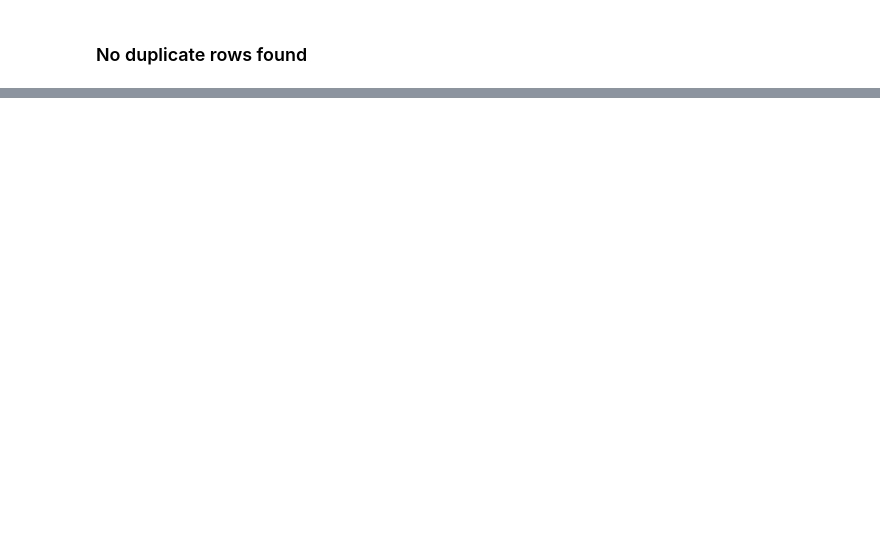
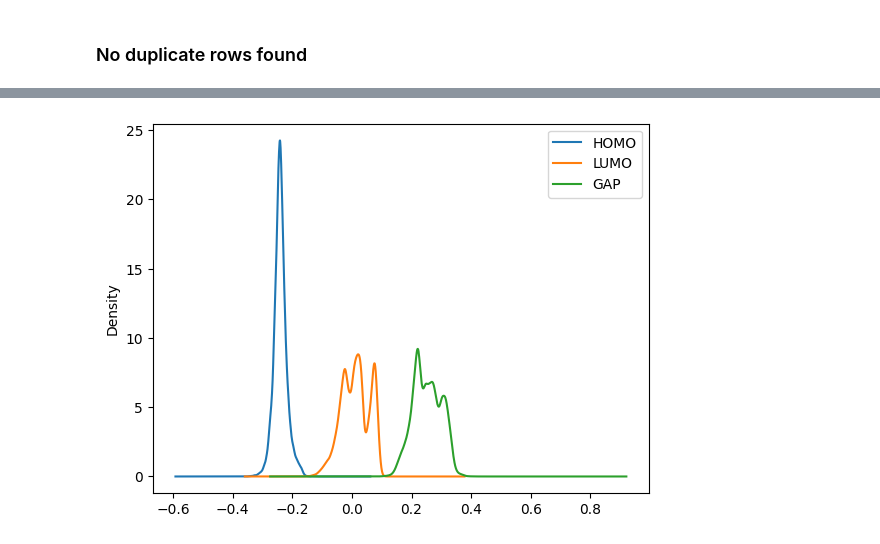
Before and after one commit to tatendakasirori/LSUA_Research_project, a Jupyter notebook: LSUA_Main_Project.ipynb, the cells around one changed output, grey strips where cells are left out. Cells and saved outputs as stored; diff of their text form; code cells hidden in the pictures; blank space fills up the shorter version.

```diff
--- a/LSUA_Main_Project.ipynb
+++ b/LSUA_Main_Project.ipynb
@@ -204,0 +342,7 @@ np.int64(0)
+# %%
+df['homo'].plot.kde();
+df['lumo'].plot.kde();
+df['gap'].plot.kde();
+plt.legend(['HOMO', 'LUMO', 'GAP']);
+# %% [output]
+[figure, added]
```
Also changed, not shown: parts of 24 cells of this notebook.
